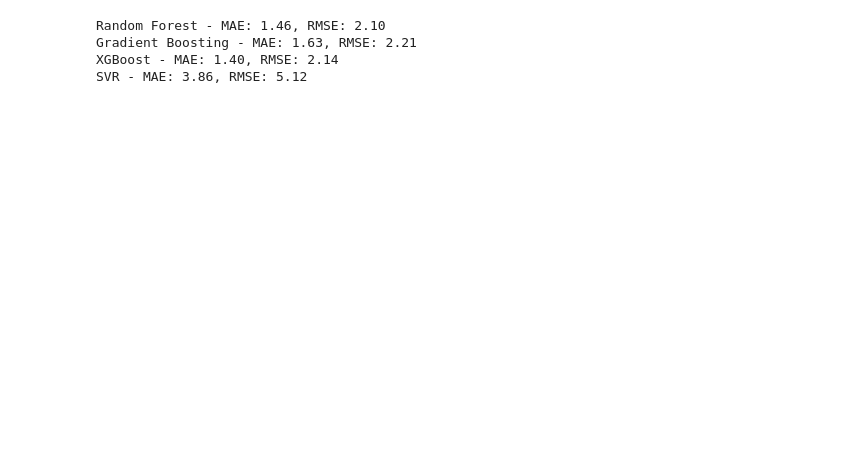
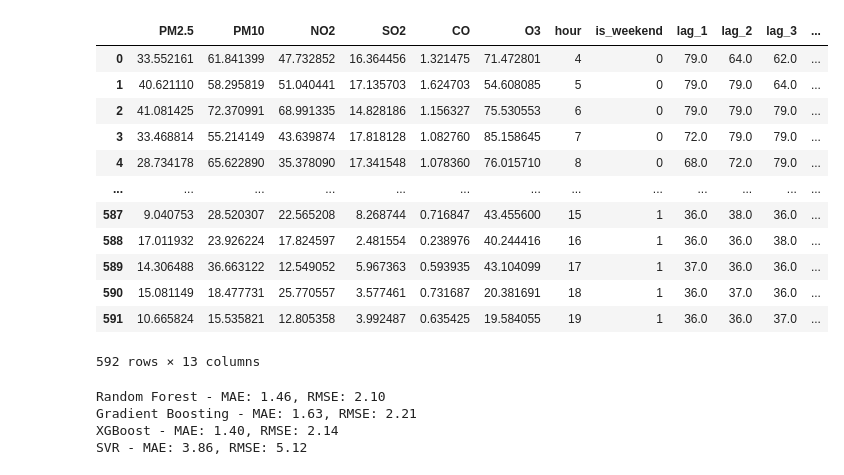
Before and after one commit to Himank-Khatri/EcoSenseAI, a Jupyter notebook: notebook/3. Training.ipynb, the cells around one changed output. Cells and saved outputs as stored; diff of their text form; code cells hidden in the pictures; blank space fills up the shorter version.

```diff
--- a/notebook/3. Training.ipynb
+++ b/notebook/3. Training.ipynb
@@ -15,6 +15,22 @@ test_df = pd.read_csv('data/test.csv')
 
 X_train, y_train = train_df.drop('Value', axis=1), train_df['Value']
 X_test, y_test = test_df.drop('Value', axis=1), test_df['Value']
+# %%
+X_train
+# %% [output]
+|  | PM2.5 | PM10 | NO2 | SO2 | CO | O3 | hour | is_weekend | lag_1 | lag_2 | lag_3 | ... |
+| 0 | 33.552161 | 61.841399 | 47.732852 | 16.364456 | 1.321475 | 71.472801 | 4 | 0 | 79.0 | 64.0 | 62.0 | ... |
+| 1 | 40.621110 | 58.295819 | 51.040441 | 17.135703 | 1.624703 | 54.608085 | 5 | 0 | 79.0 | 79.0 | 64.0 | ... |
+| 2 | 41.081425 | 72.370991 | 68.991335 | 14.828186 | 1.156327 | 75.530553 | 6 | 0 | 79.0 | 79.0 | 79.0 | ... |
+| 3 | 33.468814 | 55.214149 | 43.639874 | 17.818128 | 1.082760 | 85.158645 | 7 | 0 | 72.0 | 79.0 | 79.0 | ... |
+| 4 | 28.734178 | 65.622890 | 35.378090 | 17.341548 | 1.078360 | 76.015710 | 8 | 0 | 68.0 | 72.0 | 79.0 | ... |
+| ... | ... | ... | ... | ... | ... | ... | ... | ... | ... | ... | ... | ... |
+| 587 | 9.040753 | 28.520307 | 22.565208 | 8.268744 | 0.716847 | 43.455600 | 15 | 1 | 36.0 | 38.0 | 36.0 | ... |
+| 588 | 17.011932 | 23.926224 | 17.824597 | 2.481554 | 0.238976 | 40.244416 | 16 | 1 | 36.0 | 36.0 | 38.0 | ... |
+| 589 | 14.306488 | 36.663122 | 12.549052 | 5.967363 | 0.593935 | 43.104099 | 17 | 1 | 37.0 | 36.0 | 36.0 | ... |
+| 590 | 15.081149 | 18.477731 | 25.770557 | 3.577461 | 0.731687 | 20.381691 | 18 | 1 | 36.0 | 37.0 | 36.0 | ... |
+| 591 | 10.665824 | 15.535821 | 12.805358 | 3.992487 | 0.635425 | 19.584055 | 19 | 1 | 36.0 | 36.0 | 37.0 | ... |
+592 rows × 13 columns
 # %%
 models = {
     "Random Forest": RandomForestRegressor(n_estimators=100, random_state=42),
```
Also changed, not shown: parts of 1 cell of this notebook, 5 other files.
